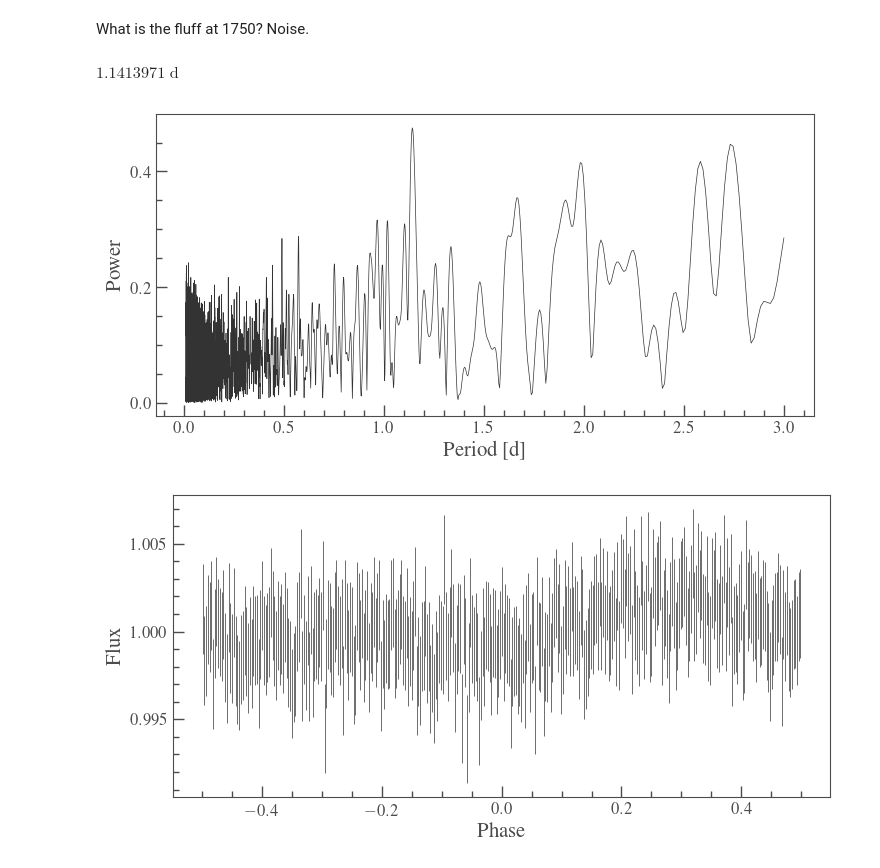
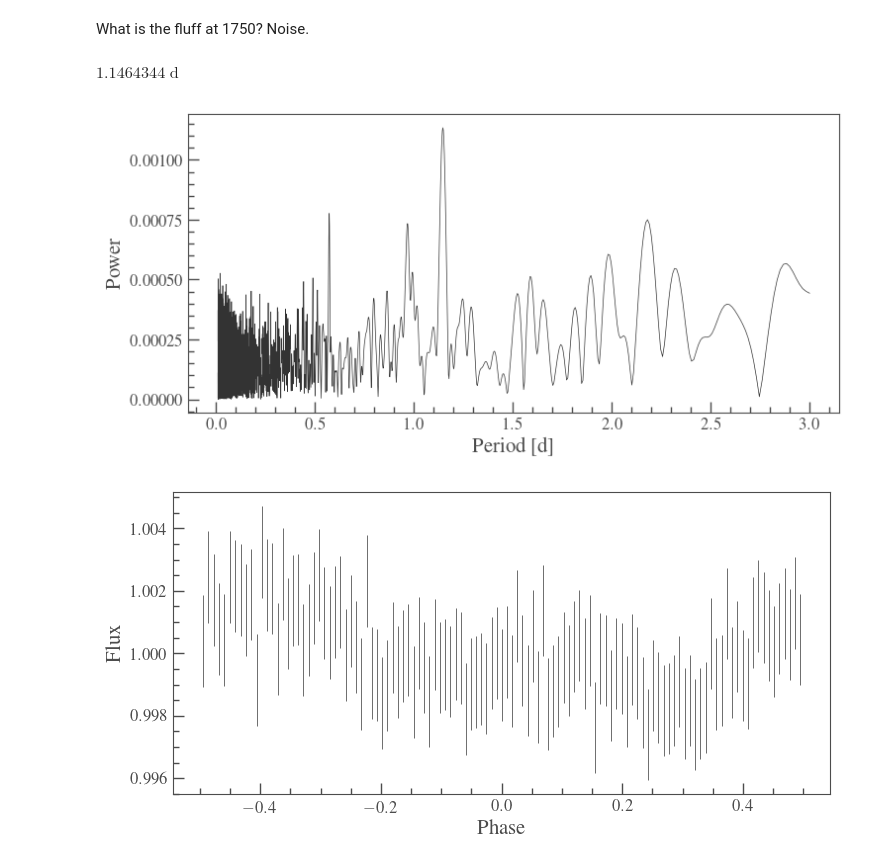
Before and after one commit to davidjwilson/GD394-Tess, a Jupyter notebook: combined_lc.ipynb, the cells around one changed output. Drawn from its saved outputs; the diff is of its cells as text; code cells hidden in the pictures.

```diff
--- a/combined_lc.ipynb
+++ b/combined_lc.ipynb
@@ -46,8 +46,8 @@ for ft in tessfits:
 # %% [output]
 [figure]
 # %%
-lc = lk.LightCurve(time=time, flux=flux, flux_err=flux_error).remove_outliers(sigma=5)
-lcn = lk.LightCurve(time=time, flux=fluxn, flux_err=flux_errorn).remove_outliers(sigma=5)
+lc = lk.LightCurve(time=time, flux=flux, flux_err=flux_error)
+lcn = lk.LightCurve(time=time, flux=fluxn, flux_err=flux_errorn)
 # %%
 plt.figure(figsize=(12, 4))
 plt.scatter(lcn.time, lcn.flux, s=5)
@@ -63,17 +63,17 @@ What is the fluff at 1750? Noise.
 #plt.scatter(lcn.time, lcn.flux, s=5)
 #plt.xlim(1748, 1751)
 # %%
-pgn = lc.to_periodogram(oversample_factor=10,minimum_period=0.01*u.day, maximum_period=3*u.day)
+pgn = lcn.to_periodogram(oversample_factor=10,minimum_period=0.01*u.day, maximum_period=3*u.day)
 pgn.plot()
 #lcn.fold(1.1416479).bin(600).errorbar();
 pgn.period_at_max_power
 # %% [output]
-$1.1413971 \; \mathrm{d}$
+$1.1464344 \; \mathrm{d}$
-[figure, old version]
+[figure, new version]
 # %%
-lcn.fold(pgn.period_at_max_power).bin(100).errorbar();
+lcn.fold(pgn.period_at_max_power).bin(300).errorbar();
 # %% [output]
-[figure, old version]
+[figure, new version]
 # %%
 fitter = fitting.LevMarLSQFitter()
 # %%
```
Also changed, not shown: parts of 2 cells of this notebook, 5 other files.
